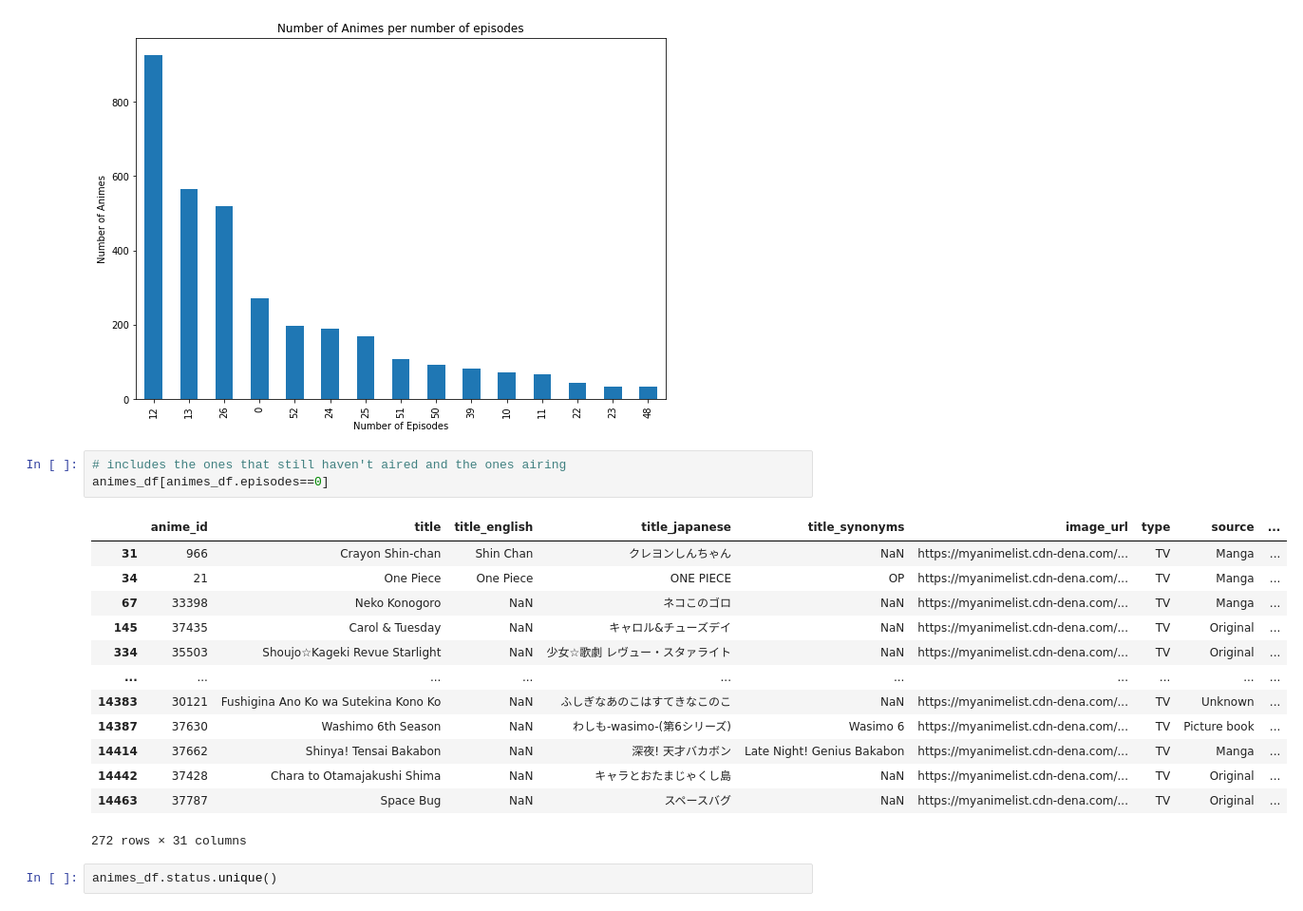
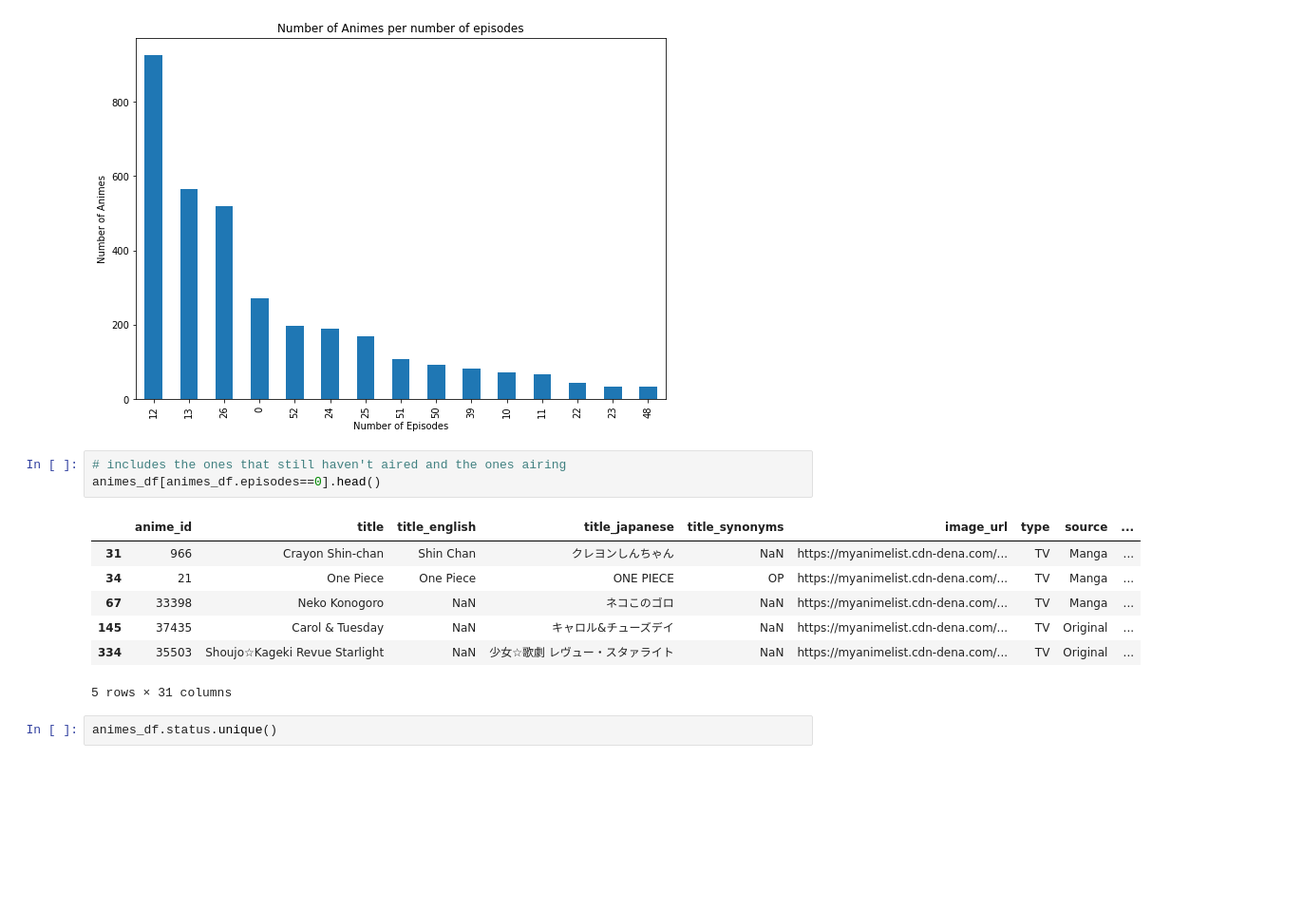
Before and after one commit to RicardoLuisAraujo/Anime_recommender, a Jupyter notebook: notebooks/baseline.ipynb, the cells around one changed output. Shown at 95% size. Cells and saved outputs as stored; diff of their text form; blank space fills up the shorter version.

```diff
--- a/notebooks/baseline.ipynb
+++ b/notebooks/baseline.ipynb
@@ -90,21 +82,15 @@ bar_episodes_graph(animes_df);
 [figure]
 # %%
 # includes the ones that still haven't aired and the ones airing
-animes_df[animes_df.episodes==0]
+animes_df[animes_df.episodes==0].head()
 # %% [output]
 |  | anime_id | title | title_english | title_japanese | title_synonyms | image_url | type | source | ... |
 | 31 | 966 | Crayon Shin-chan | Shin Chan | クレヨンしんちゃん | NaN | https://myanimelist.cdn-dena.com/... | TV | Manga | ... |
 | 34 | 21 | One Piece | One Piece | ONE PIECE | OP | https://myanimelist.cdn-dena.com/... | TV | Manga | ... |
 | 67 | 33398 | Neko Konogoro | NaN | ネコこのゴロ | NaN | https://myanimelist.cdn-dena.com/... | TV | Manga | ... |
 | 145 | 37435 | Carol & Tuesday | NaN | キャロル&チューズデイ | NaN | https://myanimelist.cdn-dena.com/... | TV | Original | ... |
 | 334 | 35503 | Shoujo☆Kageki Revue Starlight | NaN | 少女☆歌劇 レヴュー・スタァライト | NaN | https://myanimelist.cdn-dena.com/... | TV | Original | ... |
-| ... | ... | ... | ... | ... | ... | ... | ... | ... | ... |
-| 14383 | 30121 | Fushigina Ano Ko wa Sutekina Kono Ko | NaN | ふしぎなあのこはすてきなこのこ | NaN | https://myanimelist.cdn-dena.com/... | TV | Unknown | ... |
-| 14387 | 37630 | Washimo 6th Season | NaN | わしも-wasimo-(第6シリーズ) | Wasimo 6 | https://myanimelist.cdn-dena.com/... | TV | Picture book | ... |
-| 14414 | 37662 | Shinya! Tensai Bakabon | NaN | 深夜! 天才バカボン | Late Night! Genius Bakabon | https://myanimelist.cdn-dena.com/... | TV | Manga | ... |
-| 14442 | 37428 | Chara to Otamajakushi Shima | NaN | キャラとおたまじゃくし島 | NaN | https://myanimelist.cdn-dena.com/... | TV | Original | ... |
-| 14463 | 37787 | Space Bug | NaN | スペースバグ | NaN | https://myanimelist.cdn-dena.com/... | TV | Original | ... |
-272 rows × 31 columns
+5 rows × 31 columns
 # %%
 animes_df.status.unique()
 # %% [output]
```
Also changed, not shown: parts of 39 cells of this notebook, 3 other files.
